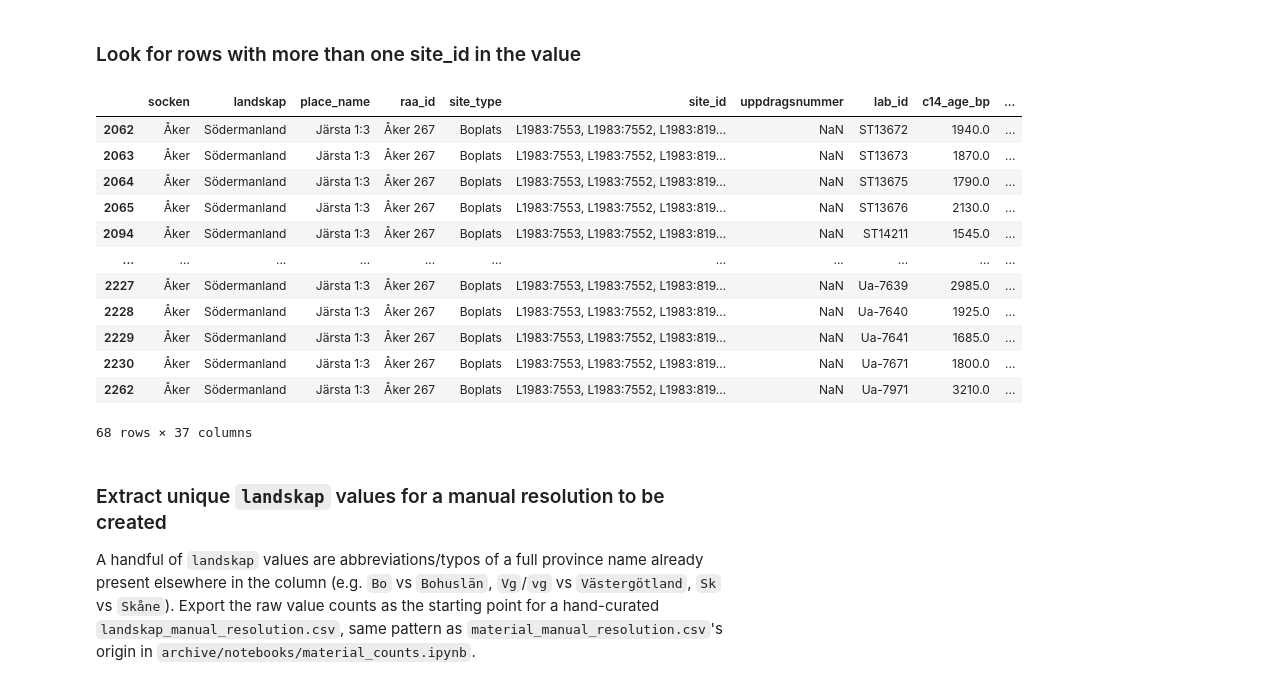
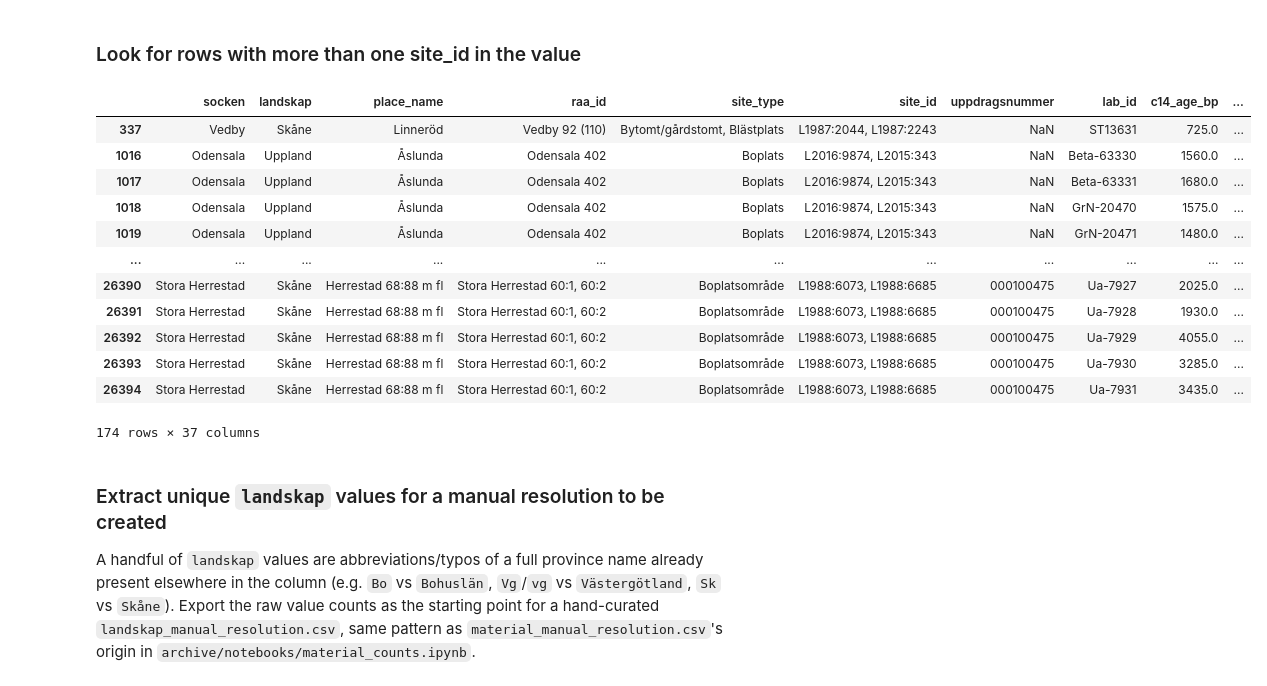
Before and after one commit to Br1CM/sead_strucke_data_cleaning, a Jupyter notebook: current/notebooks/exploration.ipynb, the cells around one changed output. Cells and saved outputs as stored; diff of their text form; code cells hidden in the pictures.

```diff
--- a/current/notebooks/exploration.ipynb
+++ b/current/notebooks/exploration.ipynb
@@ -804,22 +767,22 @@ place_of_publication: 141 unique values
 141 rows × 2 columns
 # %% [markdown]
 ### Look for rows with more than one site_id in the value
-# %%
-df[df['site_id'].isin(['L1983:7553, L1983:7552, L1983:8196, L1983:7619'])]
-# %% [output]
-|  | socken | landskap | place_name | raa_id | site_type | site_id | uppdragsnummer | lab_id | c14_age_bp | ... |
-| 2062 | Åker | Södermanland | Järsta 1:3 | Åker 267 | Boplats | L1983:7553, L1983:7552, L1983:819... | NaN | ST13672 | 1940.0 | ... |
-| 2063 | Åker | Södermanland | Järsta 1:3 | Åker 267 | Boplats | L1983:7553, L1983:7552, L1983:819... | NaN | ST13673 | 1870.0 | ... |
-| 2064 | Åker | Södermanland | Järsta 1:3 | Åker 267 | Boplats | L1983:7553, L1983:7552, L1983:819... | NaN | ST13675 | 1790.0 | ... |
-| 2065 | Åker | Södermanland | Järsta 1:3 | Åker 267 | Boplats | L1983:7553, L1983:7552, L1983:819... | NaN | ST13676 | 2130.0 | ... |
-| 2094 | Åker | Södermanland | Järsta 1:3 | Åker 267 | Boplats | L1983:7553, L1983:7552, L1983:819... | NaN | ST14211 | 1545.0 | ... |
-| ... | ... | ... | ... | ... | ... | ... | ... | ... | ... | ... |
-| 2227 | Åker | Södermanland | Järsta 1:3 | Åker 267 | Boplats | L1983:7553, L1983:7552, L1983:819... | NaN | Ua-7639 | 2985.0 | ... |
-| 2228 | Åker | Södermanland | Järsta 1:3 | Åker 267 | Boplats | L1983:7553, L1983:7552, L1983:819... | NaN | Ua-7640 | 1925.0 | ... |
-| 2229 | Åker | Södermanland | Järsta 1:3 | Åker 267 | Boplats | L1983:7553, L1983:7552, L1983:819... | NaN | Ua-7641 | 1685.0 | ... |
-| 2230 | Åker | Södermanland | Järsta 1:3 | Åker 267 | Boplats | L1983:7553, L1983:7552, L1983:819... | NaN | Ua-7671 | 1800.0 | ... |
-| 2262 | Åker | Södermanland | Järsta 1:3 | Åker 267 | Boplats | L1983:7553, L1983:7552, L1983:819... | NaN | Ua-7971 | 3210.0 | ... |
-68 rows × 37 columns
+# %%
+df.loc[df['site_id'].str.contains(',')]
+# %% [output]
+|  | socken | landskap | place_name | raa_id | site_type | site_id | uppdragsnummer | lab_id | c14_age_bp | ... |
+| 337 | Vedby | Skåne | Linneröd | Vedby 92 (110) | Bytomt/gårdstomt, Blästplats | L1987:2044, L1987:2243 | NaN | ST13631 | 725.0 | ... |
+| 1016 | Odensala | Uppland | Åslunda | Odensala 402 | Boplats | L2016:9874, L2015:343 | NaN | Beta-63330 | 1560.0 | ... |
+| 1017 | Odensala | Uppland | Åslunda | Odensala 402 | Boplats | L2016:9874, L2015:343 | NaN | Beta-63331 | 1680.0 | ... |
+| 1018 | Odensala | Uppland | Åslunda | Odensala 402 | Boplats | L2016:9874, L2015:343 | NaN | GrN-20470 | 1575.0 | ... |
+| 1019 | Odensala | Uppland | Åslunda | Odensala 402 | Boplats | L2016:9874, L2015:343 | NaN | GrN-20471 | 1480.0 | ... |
+| ... | ... | ... | ... | ... | ... | ... | ... | ... | ... | ... |
+| 26390 | Stora Herrestad | Skåne | Herrestad 68:88 m fl | Stora Herrestad 60:1, 60:2 | Boplatsområde | L1988:6073, L1988:6685 | 000100475 | Ua-7927 | 2025.0 | ... |
+| 26391 | Stora Herrestad | Skåne | Herrestad 68:88 m fl | Stora Herrestad 60:1, 60:2 | Boplatsområde | L1988:6073, L1988:6685 | 000100475 | Ua-7928 | 1930.0 | ... |
+| 26392 | Stora Herrestad | Skåne | Herrestad 68:88 m fl | Stora Herrestad 60:1, 60:2 | Boplatsområde | L1988:6073, L1988:6685 | 000100475 | Ua-7929 | 4055.0 | ... |
+| 26393 | Stora Herrestad | Skåne | Herrestad 68:88 m fl | Stora Herrestad 60:1, 60:2 | Boplatsområde | L1988:6073, L1988:6685 | 000100475 | Ua-7930 | 3285.0 | ... |
+| 26394 | Stora Herrestad | Skåne | Herrestad 68:88 m fl | Stora Herrestad 60:1, 60:2 | Boplatsområde | L1988:6073, L1988:6685 | 000100475 | Ua-7931 | 3435.0 | ... |
+174 rows × 37 columns
 # %% [markdown]
 ### Extract unique `landskap` values for a manual resolution to be created
 
```
Also changed, not shown: parts of 2 cells of this notebook.
